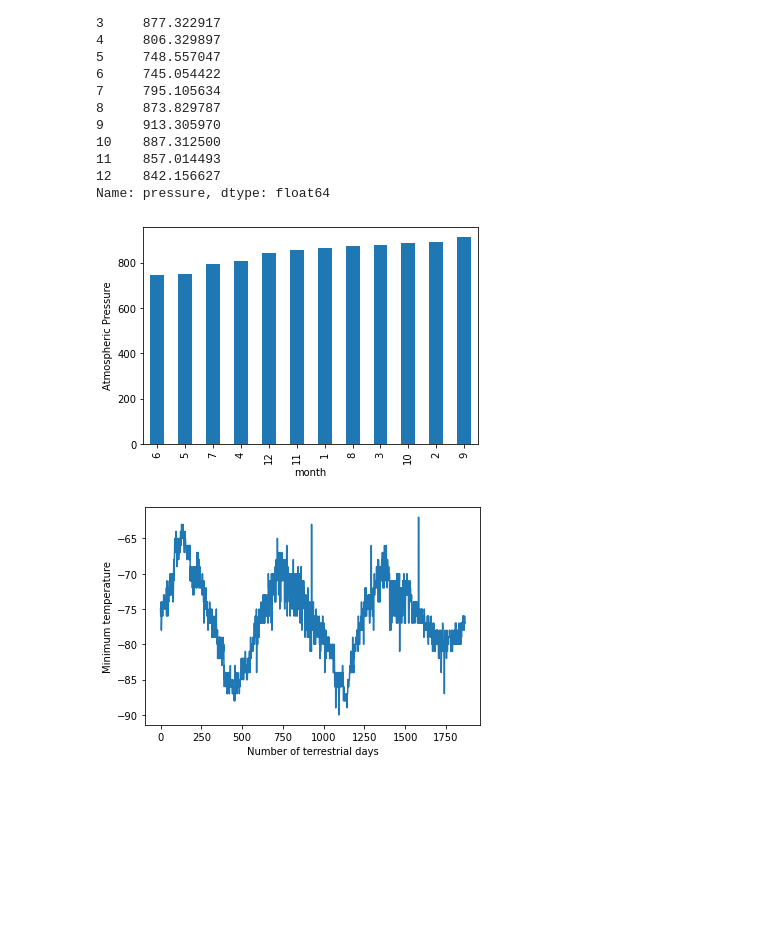
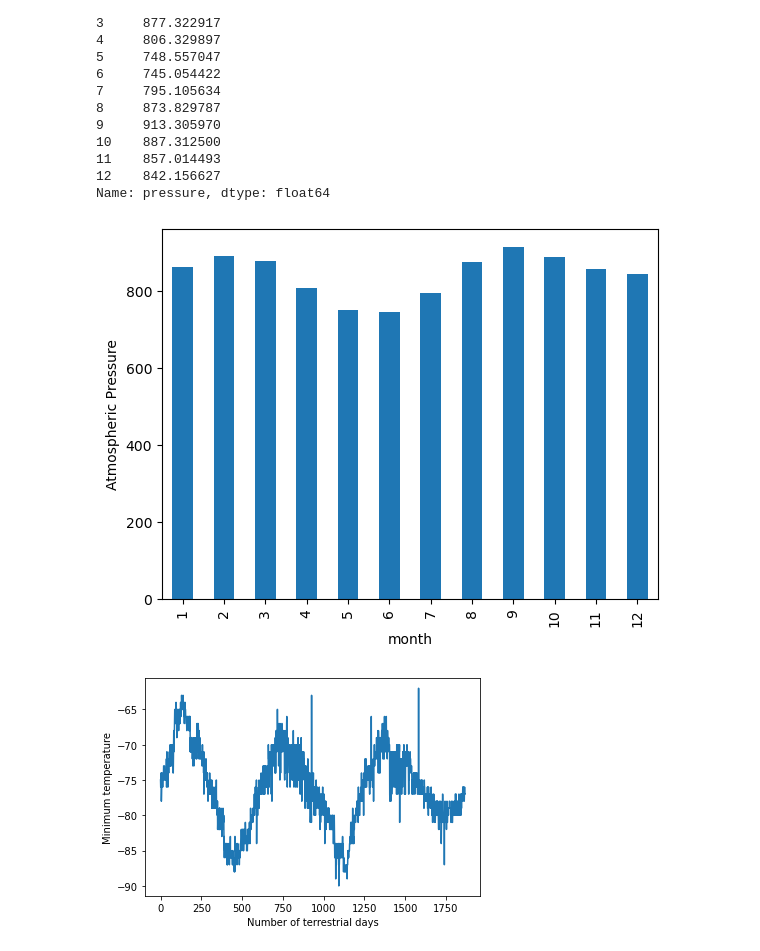
Before and after one commit to teresa-le/Mission_to_Mars, a Jupyter notebook: part_2_mars_weather.ipynb, the cells around one changed output. Drawn from its saved outputs; the diff is of its cells as text; code cells hidden in the pictures; blank space fills up the shorter version.

```diff
--- a/part_2_mars_weather.ipynb
+++ b/part_2_mars_weather.ipynb
@@ -266,5 +270,7 @@ Text(0, 0.5, 'Temperature (°C)')
 # %%
 # 4. Average pressure by Martian month
+avg_pressure = group_by_month['pressure'].mean()
+print(avg_pressure)
 # %% [output]
 month
 1     862.488506
@@ -282,8 +288,13 @@ month
 Name: pressure, dtype: float64
 # %%
 # Plot the average pressure by month
+avg_pressure_chart = avg_pressure.plot.bar()
+
+avg_pressure_chart.set_ylabel('Atmospheric Pressure')
+
+plt.show()
 # %% [output]
-[figure, old version]
+[figure, new version]
 # %%
 # 5. How many terrestrial (earth) days are there in a Martian year?
 # %% [output]
```
Also changed, not shown: parts of 5 cells of this notebook.
